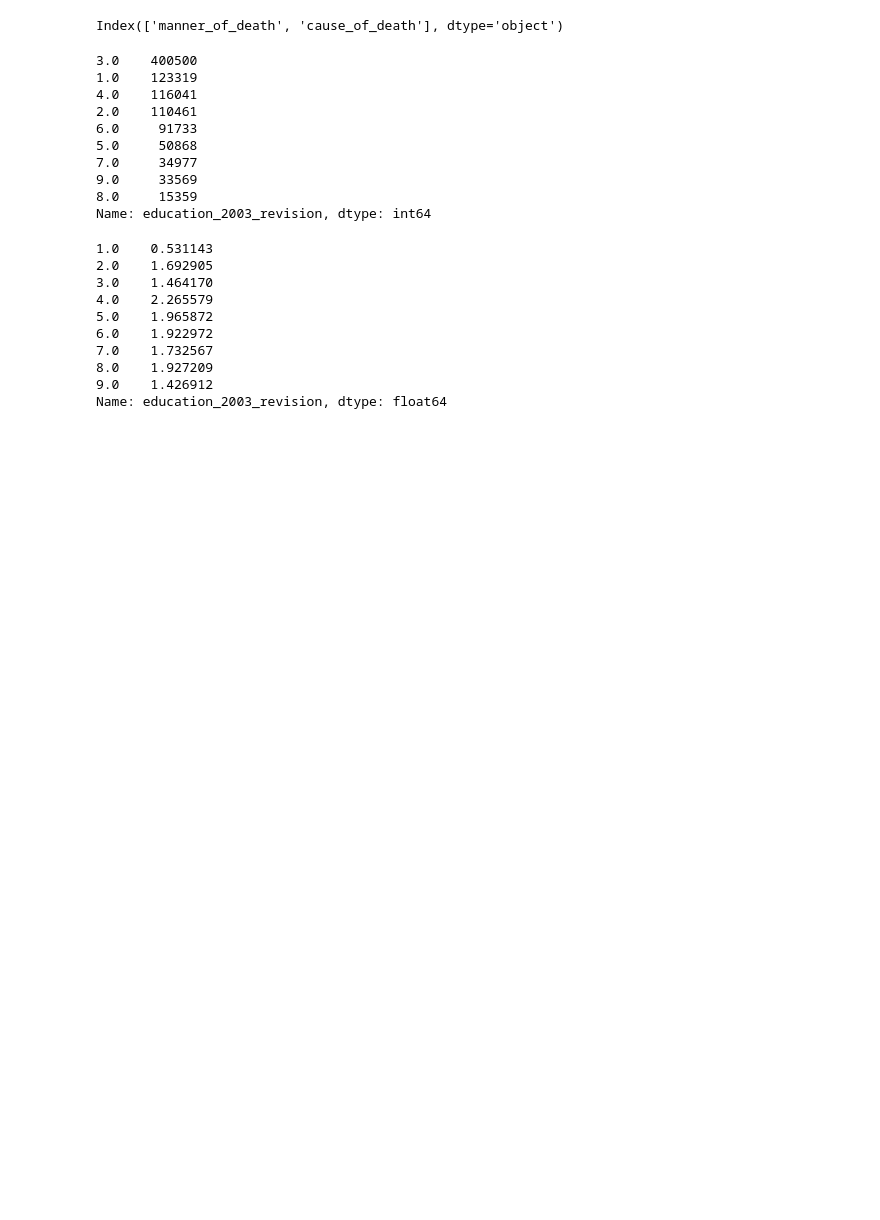
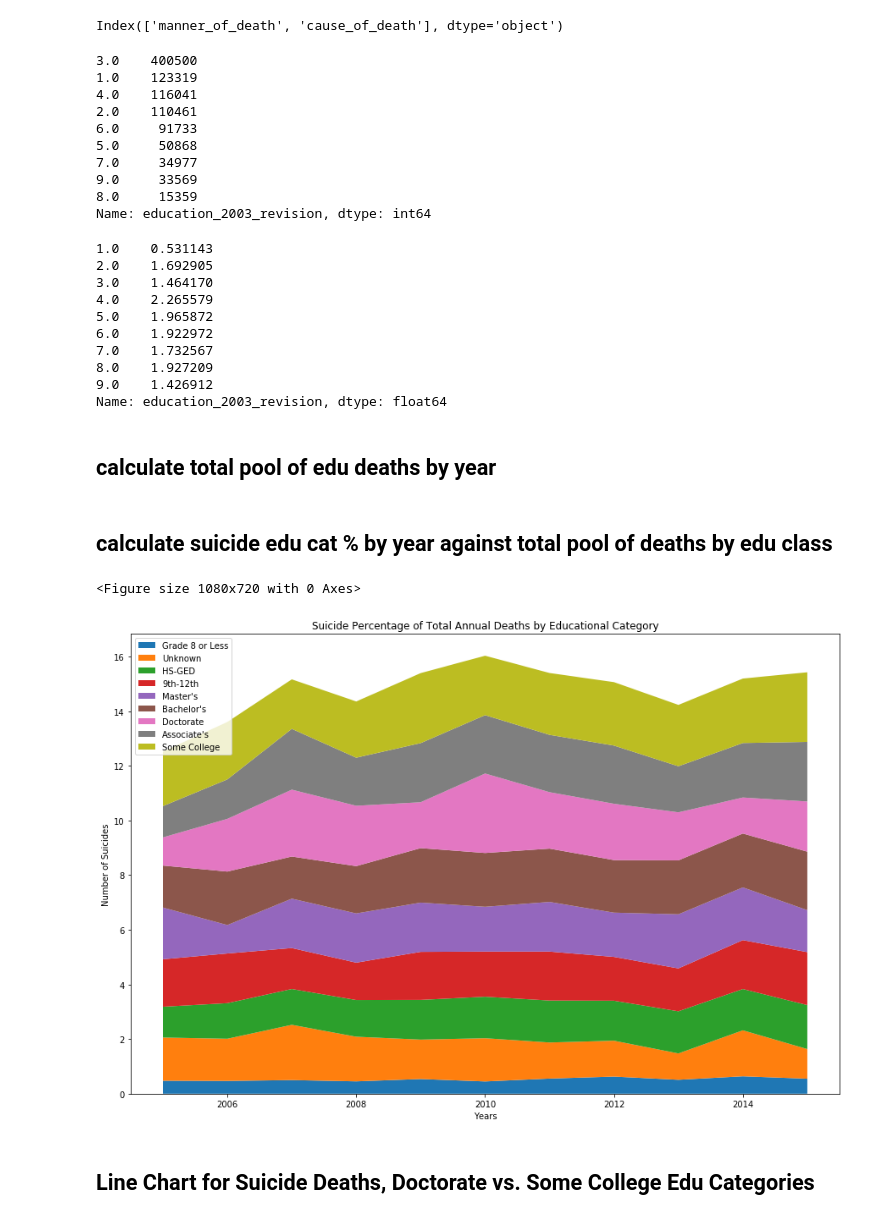
Before and after one commit to kuhlh2o/Team4_Project1_Hank, a Jupyter notebook: Hank_Project_1.ipynb, the cells around one changed output. Drawn from its saved outputs; the diff is of its cells as text; code cells hidden in the pictures; blank space fills up the shorter version.

```diff
--- a/Hank_Project_1.ipynb
+++ b/Hank_Project_1.ipynb
@@ -1084,3 +1087,5 @@ ed_suicide_percent
 8.0    1.927209
 9.0    1.426912
 Name: education_2003_revision, dtype: float64
+# %% [markdown]
+## calculate total pool of edu deaths by year
@@ -1086,0 +1164,37 @@ Name: education_2003_revision, dtype: float64
+# %%
+# calculate edu totals by year for Unknown Code: 9
+filter_total_pool_uk = merge8_df[merge8_df["education_2003_revision"]==9]
+# %%
+# groupby Unknown by data year
+gb_tot_pool_uk_yr = filter_total_pool_uk.groupby("current_data_year")
+# %%
+# number of DR deaths per year
+uk_total_pool_year = gb_tot_pool_uk_yr["education_2003_revision"].count()
+# %% [markdown]
+## calculate suicide edu cat % by year against total pool of deaths by edu class
+# %%
+g8_per = (total_grade8_deaths_year/grade8_total_pool_year)*100
+g912_per = (total_9_12_deaths_year/grade912_total_pool_year)*100
+hs_per = (total_hs_ged_year/hs_total_pool_year)*100
+som_per = (total_some_coll_year/som_total_pool_year)*100
+as_per = (total_associate_year/as_total_pool_year)*100
+ba_per = (total_bachelor_year/ba_total_pool_year)*100
+ma_per = (total_master_year/ma_total_pool_year)*100
+dr_per = (total_doctor_year/dr_total_pool_year)*100
+uk_per = (total_unknown_year/uk_total_pool_year)*100
+# %%
+# re-do of In[95] plt.plot with Seth's stacked plot
+labels = ["Grade 8 or Less","Unknown","HS-GED","9th-12th","Master's","Bachelor's","Doctorate","Associate's","Some College"]
+plt.figure(figsize=(15,10))
+plt.figure(figsize=(15,10))
+plt.stackplot(edu_x_axis, g8_per,uk_per,hs_per,g912_per,ma_per,ba_per,dr_per,as_per,som_per, labels=labels)
+plt.xlabel("Years")
+plt.ylabel("Number of Suicides")
+plt.title("Suicide Percentage of Total Annual Deaths by Educational Category")
+plt.legend(loc='upper left')
+plt.show()
+# %% [output]
+<Figure size 1080x720 with 0 Axes>
+[figure, added]
+# %% [markdown]
+## Line Chart for Suicide Deaths, Doctorate vs. Some College Edu Categories
```
Also changed, not shown: parts of 31 cells of this notebook.
